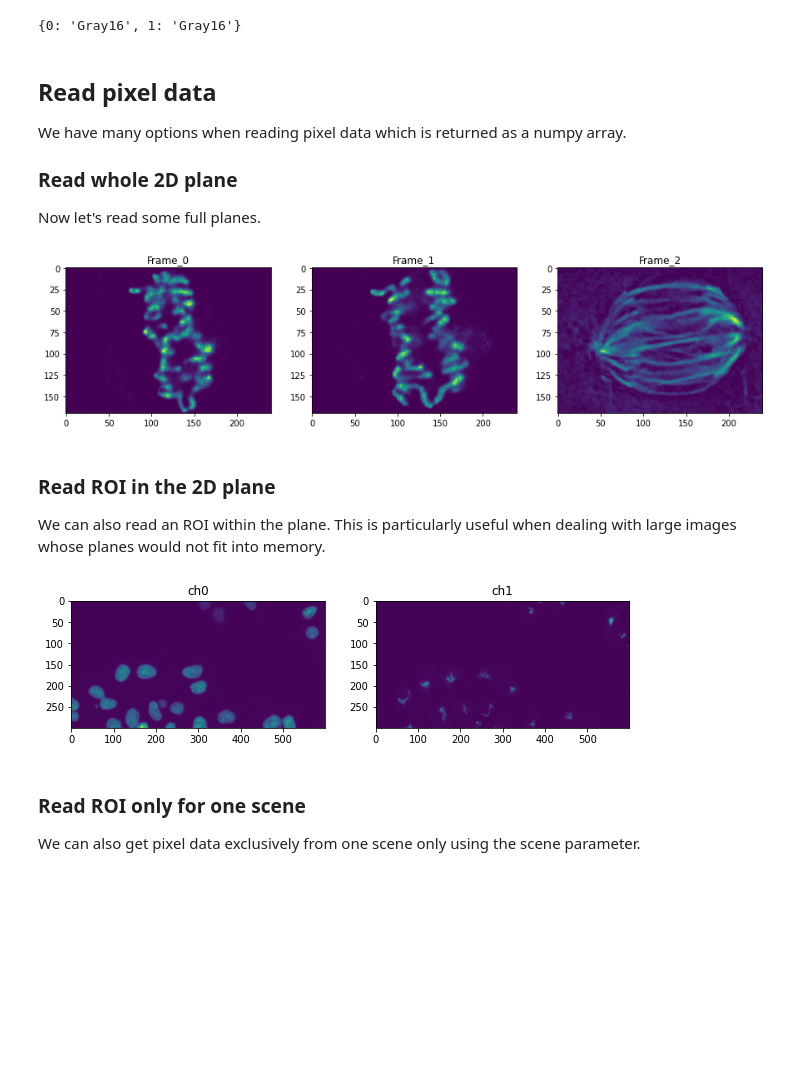
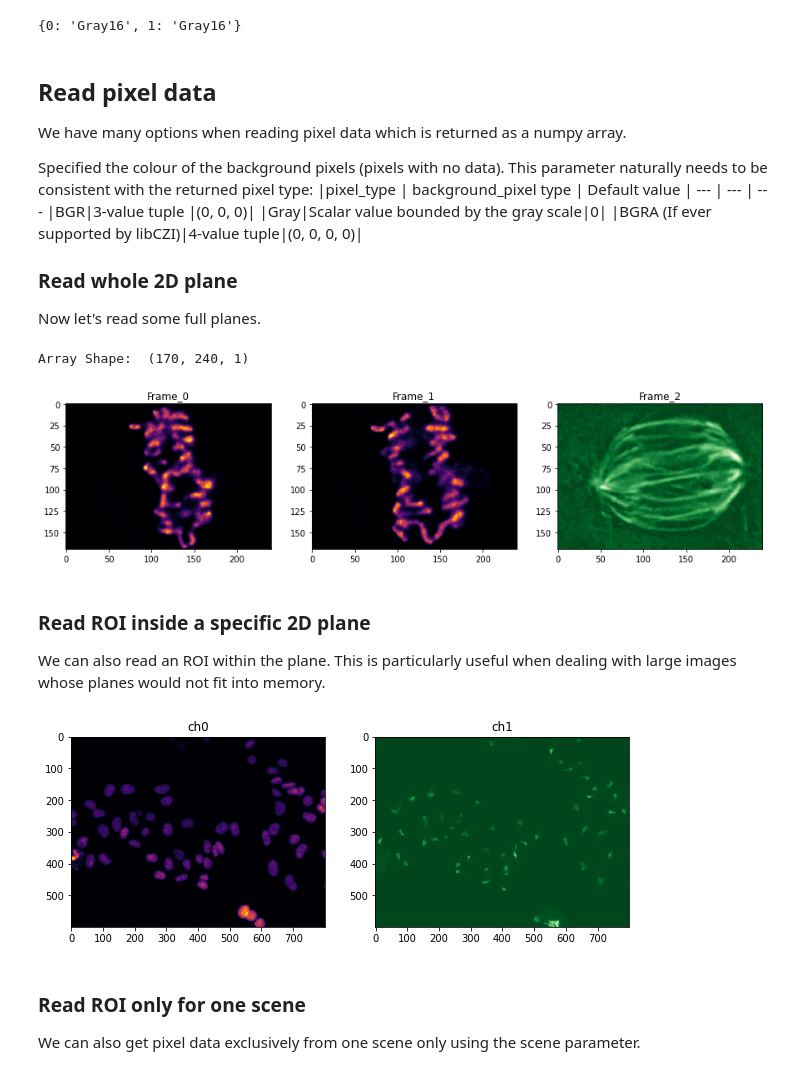
Before and after one commit to sebi06/czitools, a Jupyter notebook: examples/pylibCZIrw_docu/[Doc] High level API.ipynb, the cells around one changed output. Saved outputs shown, nothing was run; the diff lists cells and outputs as text; code cells hidden in the pictures; blank space fills up the shorter version.

```diff
--- a/examples/pylibCZIrw_docu/[Doc] High level API.ipynb
+++ b/examples/pylibCZIrw_docu/[Doc] High level API.ipynb
@@ -35,8 +39,13 @@ czifile_5dstack = r"T=3_Z=5_CH=2_X=240_Y=170.czi"
 We can open a czi using a context manager and then read the required data.
 The full metadata of the czi can be read as an XML or a dictionary
 # %%
-# get the raw metadata as XML
+# define the filename
+czifile_scenes = r"w96_A1+A2.czi"
+czifile_5dstack = r"T=3_Z=5_CH=2_X=240_Y=170.czi"
+
+
 with pyczi.open_czi(czifile_5dstack) as czi_doc:
+    # get the raw metadata as XML
     md_xml = czi_doc.raw_metadata
     print(md_xml)
 # %% [output]
@@ -59,13 +68,12 @@ with pyczi.open_czi(czifile_5dstack) as czi_doc:
     <Device Id="MTBRTHardwareAdmin" Name="HardwareAdministrator" UniqueName="MTBRTHardwareAdmin" Model="" IsAvailable="true" IsBroken="false" IsBrokenReason="" Motorization="Motorized" IsEmitter="fals ...
 # %%
 with pyczi.open_czi(czifile_scenes) as czi_doc:
+
     # get the raw metadata as a dictionary
     md_dict = czi_doc.metadata
 
     # show some parts of it
-    print(json.dumps(md_dict["ImageDocument"]["Metadata"]["Information"]["Image"],
-                     sort_keys=False,
-                     indent=2))
+    print(json.dumps(md_dict["ImageDocument"]["Metadata"]["Information"]["Image"], sort_keys=False, indent=2))
 # %% [output]
 {
   "SizeX": "21718",
@@ -136,44 +150,62 @@ with pyczi.open_czi(czifile_scenes) as czi_doc:
 ## Read pixel data
 We have many options when reading pixel data which is returned as a numpy array.
 
+Specified the colour of the background pixels (pixels with no data).
+This parameter naturally needs to be consistent with the returned pixel type:
+|pixel_type | background_pixel type | Default value  |
+--- | --- | ---
+|BGR|3-value tuple |(0, 0, 0)|
+|Gray|Scalar value bounded by the gray scale|0|
+|BGRA (If ever supported by libCZI)|4-value tuple|(0, 0, 0, 0)|
+
 ### Read whole 2D plane
 Now let's read some full planes.
 # %%
 with pyczi.open_czi(czifile_5dstack) as czi_doc:
+
+    # define some plane coordinates
     plane_1 = {'C': 0, 'Z': 2, 'T': 1}
     plane_2 = {'C': 1, 'Z': 3, 'T': 2}
 
-    frame_0 = czi_doc.read() # equivalent to reading {'C': 0, 'Z': 0, 'T': 0}
+    # equivalent to reading {'C': 0, 'Z': 0, 'T': 0}
+    frame_0 = czi_doc.read()
+
+    # get the shape of the 2d plane - the last dime indicates the pixel type
+    # 3 = BGR and 1 = Gray
+    print("Array Shape: ", frame_0.shape)
+
+    # get specific planes
     frame_1 = czi_doc.read(plane=plane_1)
     frame_2 = czi_doc.read(plane=plane_2)
 
     fig, ax = plt.subplots(1, 3, figsize=(15, 5))
-    ax[0].imshow(frame_0)
+    ax[0].imshow(frame_0, cmap=cm.inferno)
     ax[0].set_title("Frame_0")
-    ax[1].imshow(frame_1)
+    ax[1].imshow(frame_1, cmap=cm.inferno)
     ax[1].set_title("Frame_1")
-    ax[2].imshow(frame_2)
+    ax[2].imshow(frame_2, cmap=cm.Greens_r)
     ax[2].set_title("Frame_2")
 # %% [output]
+Array Shape:  (170, 240, 1)
-[figure, old version]
+[figure, new version]
 # %% [markdown]
-### Read ROI in the 2D plane
+### Read ROI inside a specific 2D plane
 We can also read an ROI within the plane.
 This is particularly useful when dealing with large images whose planes would not fit into memory.
 # %%
-my_roi = (200, 400, 600, 300)
+my_roi = (200, 400, 800, 600)
 
 with pyczi.open_czi(czifile_scenes) as czi_doc:
     ch0 = czi_doc.read(roi=my_roi, plane={'C': 0})
     ch1 = czi_doc.read(roi=my_roi, plane={'C': 1})
 
     fig, ax = plt.subplots(1, 2, figsize=(10, 5))
-    ax[0].imshow(frame_ch0)
+    ax[0].imshow(ch0, cmap=cm.inferno)
     ax[0].set_title("ch0")
-    ax[1].imshow(frame_ch1)
+    ax[1].imshow(ch1, cmap=cm.Greens_r)
     ax[1].set_title("ch1")
 # %% [output]
-[figure, old version]
+[figure, new version]
 # %% [markdown]
 ### Read ROI only for one scene
 We can also get pixel data exclusively from one scene only using the scene parameter.
```
Also changed, not shown: parts of 17 cells of this notebook.
